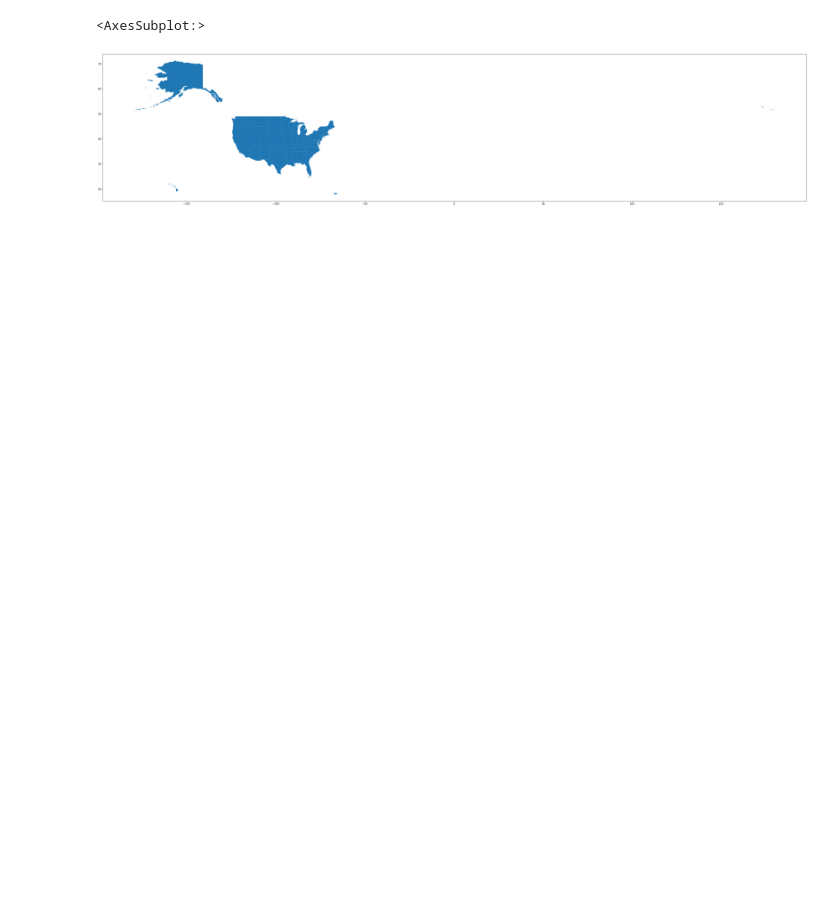
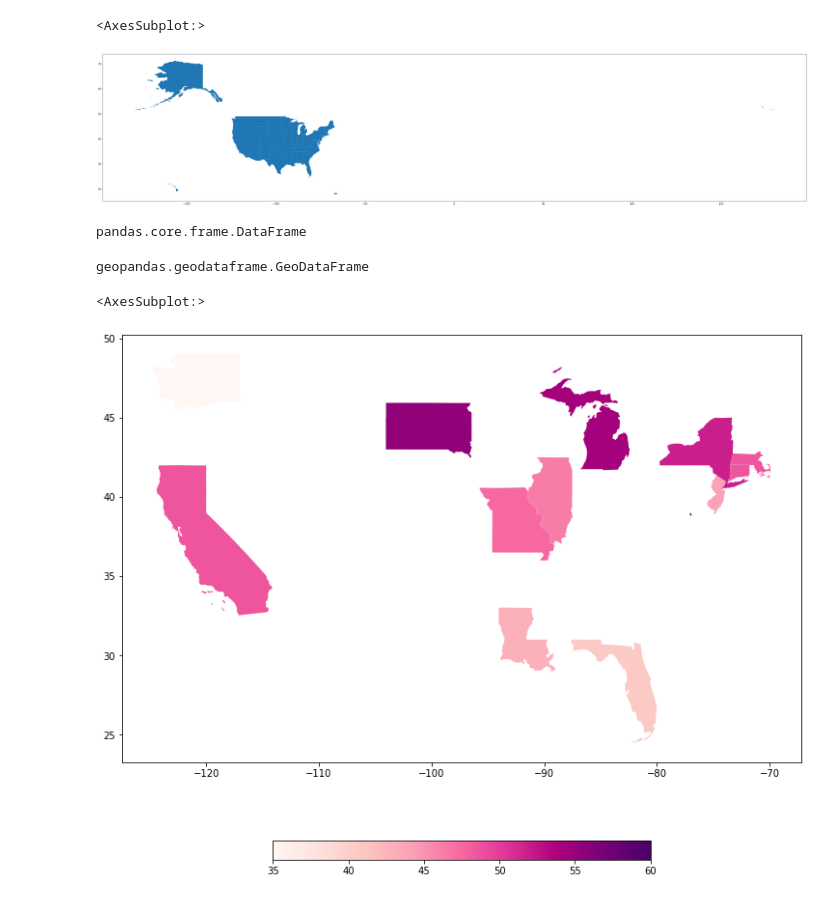
Before and after one commit to kaceejian/Rose_All_Day, a Jupyter notebook: preliminary_analysis.ipynb, the cells around one changed output. Drawn from its saved outputs; the diff is of its cells as text; code cells hidden in the pictures; blank space fills up the shorter version.

```diff
--- a/preliminary_analysis.ipynb
+++ b/preliminary_analysis.ipynb
@@ -50,3 +54,44 @@ map_df.plot()
 # %% [output]
 <AxesSubplot:>
 [figure]
+# %%
+raw_map_merge_df = pd.merge(left=raw_data_agg_df, right=map_df, how="outer", left_on="state", right_on="STUSPS")
+type(raw_map_merge_df)
+# %% [output]
+pandas.core.frame.DataFrame
+# %%
+raw_map_merge_df = GeoDataFrame(raw_map_merge_df)
+type(raw_map_merge_df)
+# %% [output]
+geopandas.geodataframe.GeoDataFrame
+# %%
+# set the value column that will be visualised
+variable = "median"
+
+# set the range for the choropleth values
+vmin, vmax = 35, 60
+
+# create figure and axes for Matplotlib
+fig, ax = plt.subplots(1, 1, figsize=(30, 10))
+
+# remove the axis
+# ax.axis('off')
+
+# add a title and annotation
+# ax.set_title('# of Cities per each Region', fontdict={'fontsize': '25', 'fontweight' : '3'})
+# ax.annotate('Source: Wikipedia - https://en.wikipedia.org/wiki/Provinces_of_Indonesia', xy=(0.6, .05), xycoords='figure fraction', fontsize=12, color='#555555')
+
+# Create colorbar legend
+sm = plt.cm.ScalarMappable(cmap='RdPu', norm=plt.Normalize(vmin=vmin, vmax=vmax))
+
+# empty array for the data range
+sm.set_array([]) # or alternatively sm._A = []. Not sure why this step is necessary, but many recommends it
+
+# add the colorbar to the figure
+fig.colorbar(sm, orientation="horizontal", fraction=0.036)
+
+# create map
+raw_map_merge_df.plot(column=variable, cmap='RdPu', linewidth=0.8, ax=ax)
+# %% [output]
+<AxesSubplot:>
+[figure, added]
```
Also changed, not shown: parts of 2 cells of this notebook.
